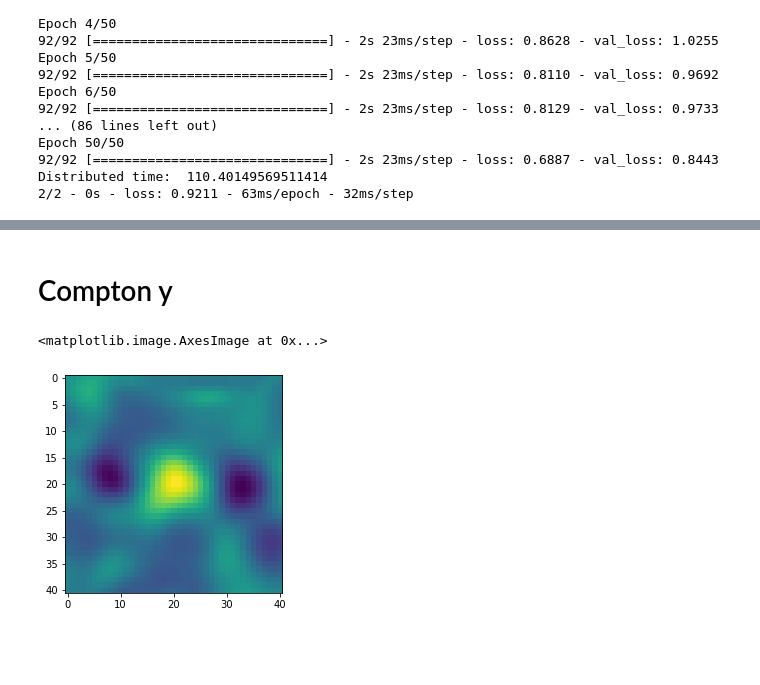
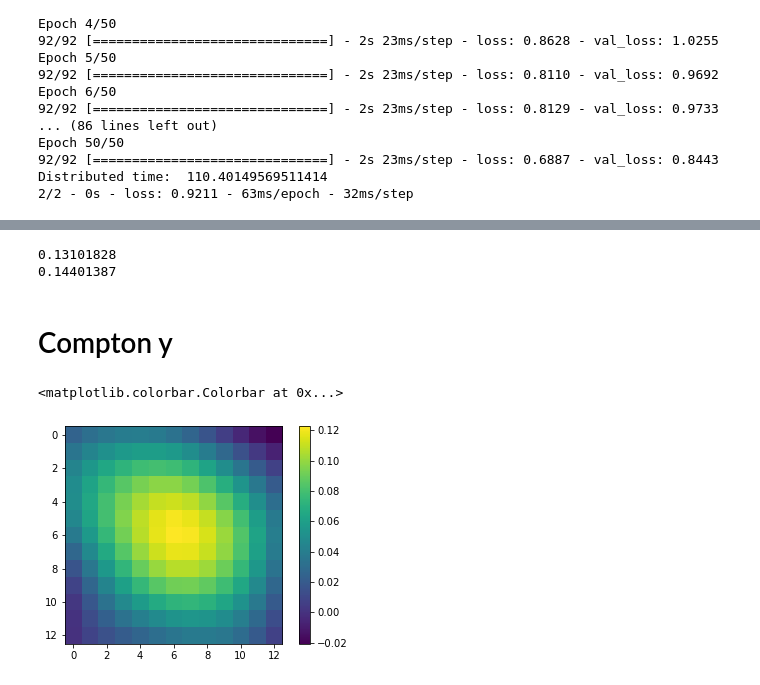
Before and after one commit to Sulla2012/ml-clusters, a Jupyter notebook: mass-prediction.ipynb, the cells around one changed output, grey strips where cells are left out. Cells and saved outputs as stored; diff of their text form; code cells hidden in the pictures; blank space fills up the shorter version.

```diff
--- a/mass-prediction.ipynb
+++ b/mass-prediction.ipynb
@@ -51,3 +58,5 @@ stamps.shape
+# %%
+stamps /= 300
 # %%
 tot = stamps.shape[0]
 train_size = int(0.7 * tot)
@@ -325,3 +351,9 @@ for i in range(10):
+# %%
+print(np.mean(np.abs(errs_test)))
+print(np.mean(np.abs(errs_val)))
+# %% [output]
+0.13101828
+0.14401387
 # %% [markdown]
 # Compton y
 # %%
@@ -330,10 +362,11 @@ data_dir = '/project/r/rbond/jorlo/datasets/act_y_stamps/'
 with np.load(data_dir + 'all_clusters.npz') as data:
     stamps = data['arr_0']
 # %%
-plt.imshow(stamps[10])
+plt.imshow(stamps[50])
+plt.colorbar()
 # %% [output]
-<matplotlib.image.AxesImage at 0x...>
+<matplotlib.colorbar.Colorbar at 0x...>
-[figure, old version]
+[figure, new version]
 # %%
 #cuts out any maps that have nans in them
 flags = []
```
Also changed, not shown: parts of 29 cells of this notebook, 1 other file.
